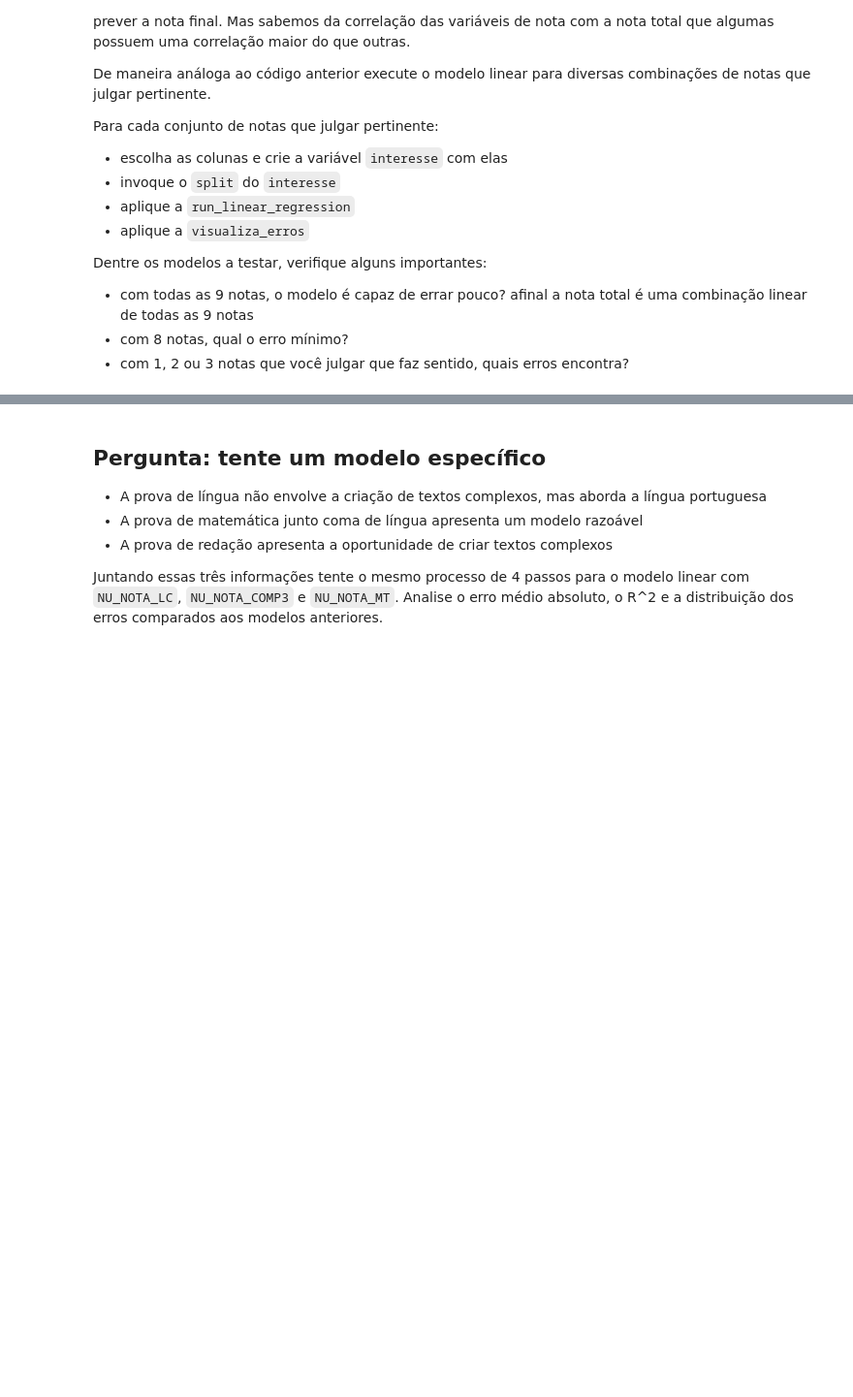
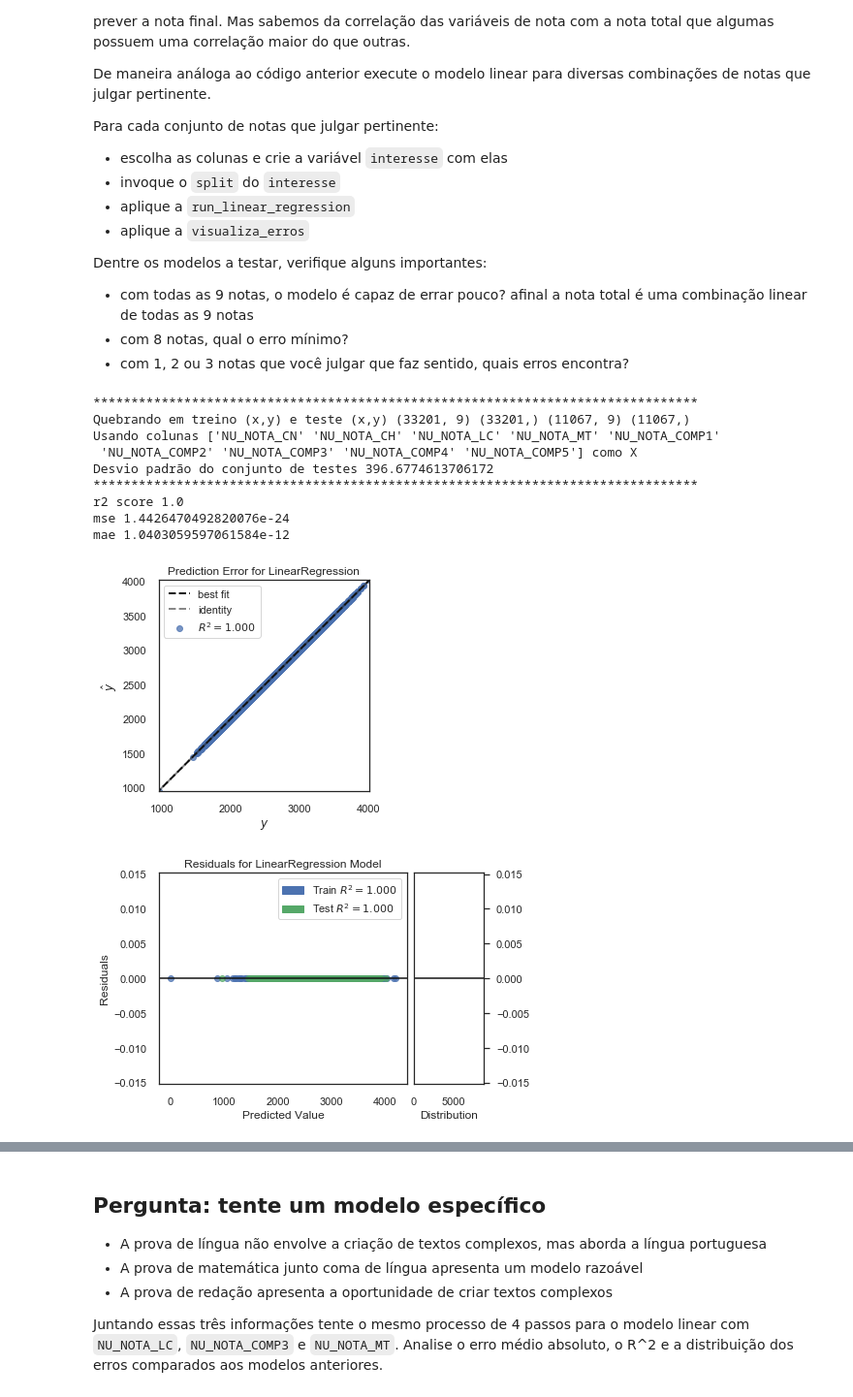
Before and after one commit to IgorNascAlves/Forma-o_Machine_Learning_Projeto_Alura, a Jupyter notebook: Formação_Machine_Learning_Projeto_Alura.ipynb, the cells around one changed output, grey strips where cells are left out. Shown at 97% size. Saved outputs shown, nothing was run; the diff lists cells and outputs as text; code cells hidden in the pictures; blank space fills up the shorter version.

```diff
--- a/Formação_Machine_Learning_Projeto_Alura.ipynb
+++ b/Formação_Machine_Learning_Projeto_Alura.ipynb
@@ -285,7 +285,7 @@ def split(dados):
     seed = 42367
     np.random.seed(seed=seed)
     # train_test_split
-    X = dados[['NU_NOTA_MT', 'NU_NOTA_LC']]
+    X = dados.iloc[:,:-1]
     Y = dados['nota_total']
     train_x, test_x, train_y, test_y = train_test_split(X,Y)
     print("*" * 80)
@@ -428,4 +433,20 @@ def regressao_completa_para(notas):
 # %%
 # solução 1: teste com todas as notas
 # crie várias células com as combinações que julgar necessárias invocando sempre `regressao_completa_para`
 # invoque ela com as notas que deseja analisar *E* a nota_total
+notas = ['NU_NOTA_CN', 'NU_NOTA_CH', 'NU_NOTA_LC', 'NU_NOTA_MT',
+         'NU_NOTA_COMP1', 'NU_NOTA_COMP2', 'NU_NOTA_COMP3',
+         'NU_NOTA_COMP4', 'NU_NOTA_COMP5', 'nota_total']
+regressao_completa_para(notas)
+# %% [output]
+********************************************************************************
+Quebrando em treino (x,y) e teste (x,y) (33201, 9) (33201,) (11067, 9) (11067,)
+Usando colunas ['NU_NOTA_CN' 'NU_NOTA_CH' 'NU_NOTA_LC' 'NU_NOTA_MT' 'NU_NOTA_COMP1'
+ 'NU_NOTA_COMP2' 'NU_NOTA_COMP3' 'NU_NOTA_COMP4' 'NU_NOTA_COMP5'] como X
+Desvio padrão do conjunto de testes 396.6774613706172
+********************************************************************************
+r2 score 1.0
+mse 1.4426470492820076e-24
+mae 1.0403059597061584e-12
+[figure, added]
+[figure, added]
```
Also changed, not shown: parts of 27 cells of this notebook.
